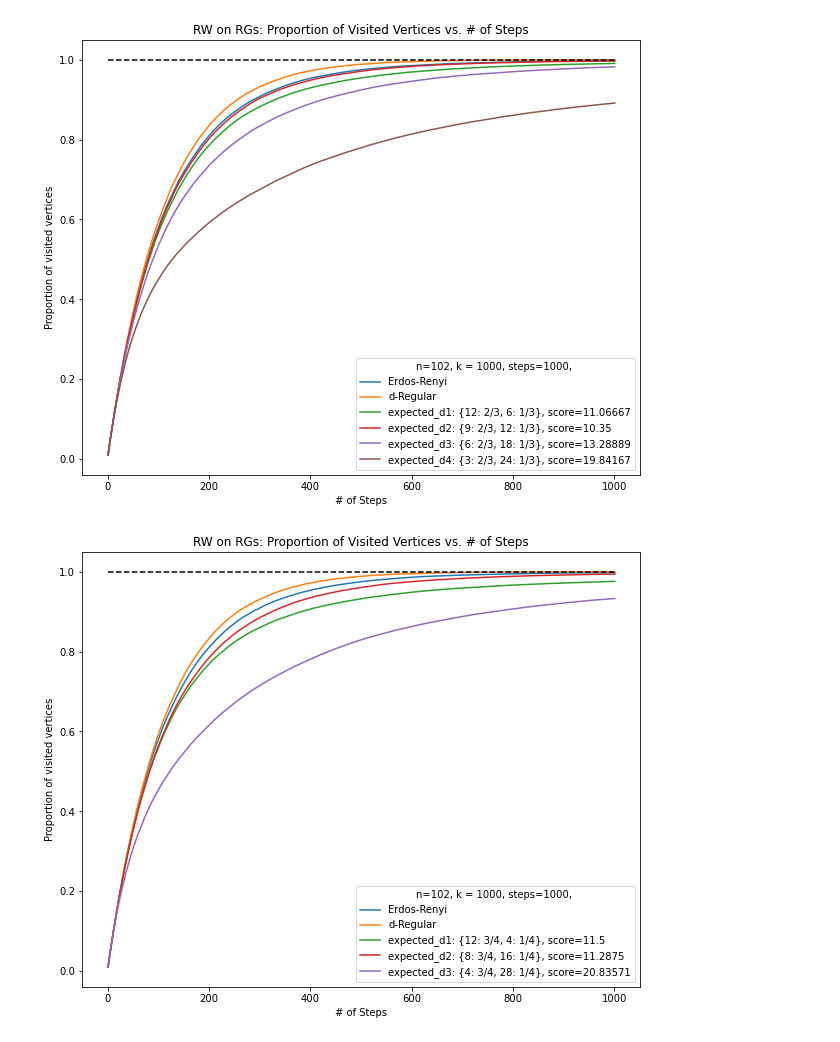
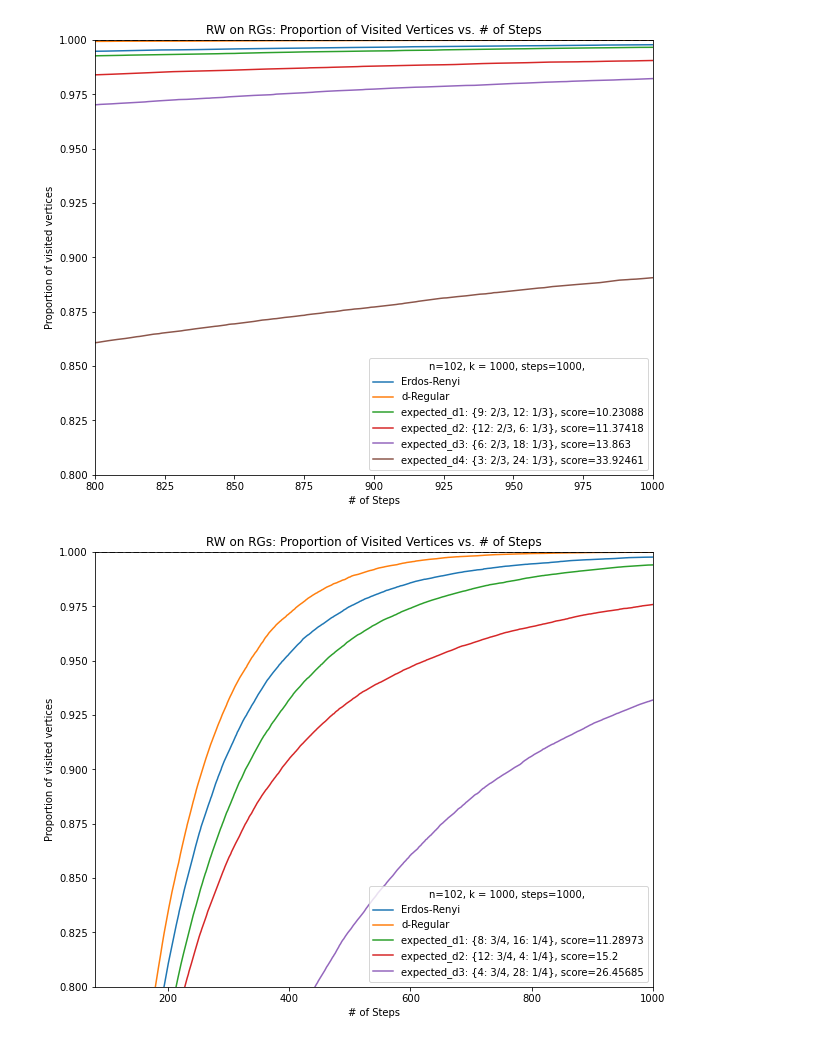
Before and after one commit to andrew-yin/rw-on-rg, a Jupyter notebook: predict_EDP.ipynb, the cells around one changed output. Drawn from its saved outputs; the diff is of its cells as text; code cells hidden in the pictures.

```diff
--- a/predict_EDP.ipynb
+++ b/predict_EDP.ipynb
@@ -41,12 +13,0 @@ Example: expected degree = 10
-# %%
-def score(d_dist, expected_d):
-    from fractions import Fraction
-    score = 0
-    deg, deg_product = [],[]
-    divisor = int(str(Fraction(min(d_dist.values())).limit_denominator()).split('/')[1])
-    for key in sorted(d_dist, key=d_dist.get, reverse=True):
-        score += key*(key*d_dist[key]/expected_d)
-        deg.append(key)
-        deg_product.append(key*d_dist[key])
-    score += abs( (deg[0]-deg_product[0]) + (deg_product[0]/deg_product[-1]) )/(divisor*expected_d)
-    return round(score, 5)
@@ -53,31 +21,45 @@ def score(d_dist, expected_d):
+# %%
+def score(d_dist, exp_d):
+    score = 0
+#     deg_prob = {}
+    d_sum = 0
+    for key in d_dist:
+        score += key*(key*d_dist[key]/exp_d)
+#         deg_prob[key] = key*d_dist[key]
+        d_sum += key
+#     d_sort = sorted(d_dist, key=d_dist.get, reverse=True )
+
+    score += np.sqrt(d_sum) * np.exp(4-min(d_dist.keys()))
+    return round(score, 5)
 # %%
 n, d, steps, walker_class, k = 102, 10, 1000, RandomWalker, 1000
-d_p1, d_p2, d_p3, d_p4 = {12: 2/3, 6: 1/3}, {9: 2/3, 12:1/3}, {6: 2/3, 18: 1/3}, {3: 2/3, 24: 1/3}
+d_p1, d_p2, d_p3, d_p4 = {9: 2/3, 12:1/3}, {12: 2/3, 6: 1/3}, {6: 2/3, 18: 1/3}, {3: 2/3, 24: 1/3}
 er = Simulator.simulate_w_on_rg_visited_prop(n, d, steps, walker_class, None, k)
 k_reg = Simulator.simulate_w_on_k_regular_visited_prop(n, d, steps, walker_class, None, k)
 ed1 = Simulator.simulate_w_on_ed_visited_prop(n, d_p1, steps, walker_class, None, k)
 ed2 = Simulator.simulate_w_on_ed_visited_prop(n, d_p2, steps, walker_class, None, k)
 ed3 = Simulator.simulate_w_on_ed_visited_prop(n, d_p3, steps, walker_class, None, k)
 ed4 = Simulator.simulate_w_on_ed_visited_prop(n, d_p4, steps, walker_class, None, k)
 t = np.arange(1, len(er)+1, step=1)
 plt.plot(t, er, label='Erdos-Renyi')
 plt.plot(t, k_reg, label='d-Regular')
-plt.plot(t, ed1, label='expected_d1: {12: 2/3, 6: 1/3}, score='+str(score(d_p1, d)))
-plt.plot(t, ed2, label='expected_d2: {9: 2/3, 12: 1/3}, score='+str(score(d_p2, d)))
+plt.plot(t, ed1, label='expected_d1: {9: 2/3, 12: 1/3}, score='+str(score(d_p1, d)))
+plt.plot(t, ed2, label='expected_d2: {12: 2/3, 6: 1/3}, score='+str(score(d_p2, d)))
 plt.plot(t, ed3, label='expected_d3: {6: 2/3, 18: 1/3}, score='+str(score(d_p3, d)))
 plt.plot(t, ed4, label='expected_d4: {3: 2/3, 24: 1/3}, score='+str(score(d_p4, d)))
 plt.title("RW on RGs: Proportion of Visited Vertices vs. # of Steps")
 plt.xlabel("# of Steps")
 plt.ylabel("Proportion of visited vertices")
 plt.hlines(1, 0, len(t), colors='black', linestyles='dashed')
 plt.legend(title='n={:n}, k = {:d}, steps={:d}, '.format(n, k, steps), loc='lower right')
-# plt.xlim(0,250)
+plt.xlim(800,1000)
+plt.ylim(0.8, 1)
 plt.show()
 # %% [output]
-[figure, old version]
+[figure, new version]
 # %%
 n, d, steps, walker_class, k = 102, 10, 1000, RandomWalker, 1000
-d_p1, d_p2, d_p3 = {12: 3/4, 4: 1/4}, {8: 3/4, 16: 1/4}, {4: 3/4, 28: 1/4}
+d_p1, d_p2, d_p3 = {8: 3/4, 16: 1/4}, {12: 3/4, 4: 1/4}, {4: 3/4, 28: 1/4}
 er = Simulator.simulate_w_on_rg_visited_prop(n, d, steps, walker_class, None, k)
 k_reg = Simulator.simulate_w_on_k_regular_visited_prop(n, d, steps, walker_class, None, k)
 ed1 = Simulator.simulate_w_on_ed_visited_prop(n, d_p1, steps, walker_class, None, k)
@@ -86,17 +68,18 @@ ed3 = Simulator.simulate_w_on_ed_visited_prop(n, d_p3, steps, walker_class, None
 t = np.arange(1, len(er)+1, step=1)
 plt.plot(t, er, label='Erdos-Renyi')
 plt.plot(t, k_reg, label='d-Regular')
-plt.plot(t, ed1, label='expected_d1: {12: 3/4, 4: 1/4}, score='+str(score(d_p1, d)))
-plt.plot(t, ed2, label='expected_d2: {8: 3/4, 16: 1/4}, score='+str(score(d_p2, d)))
+plt.plot(t, ed1, label='expected_d1: {8: 3/4, 16: 1/4}, score='+str(score(d_p1, d)))
+plt.plot(t, ed2, label='expected_d2: {12: 3/4, 4: 1/4}, score='+str(score(d_p2, d)))
 plt.plot(t, ed3, label='expected_d3: {4: 3/4, 28: 1/4}, score='+str(score(d_p3, d)))
 plt.title("RW on RGs: Proportion of Visited Vertices vs. # of Steps")
 plt.xlabel("# of Steps")
 plt.ylabel("Proportion of visited vertices")
 plt.hlines(1, 0, len(t), colors='black', linestyles='dashed')
 plt.legend(title='n={:n}, k = {:d}, steps={:d}, '.format(n, k, steps), loc='lower right')
-# plt.xlim(0,250)
+plt.xlim(80,1000)
+plt.ylim(0.8, 1)
 plt.show()
 # %% [output]
-[figure, old version]
+[figure, new version]
 # %%
 n, d, steps, walker_class, k = 102, 10, 1000, RandomWalker, 1000
```
Also changed, not shown: parts of 17 cells of this notebook.
